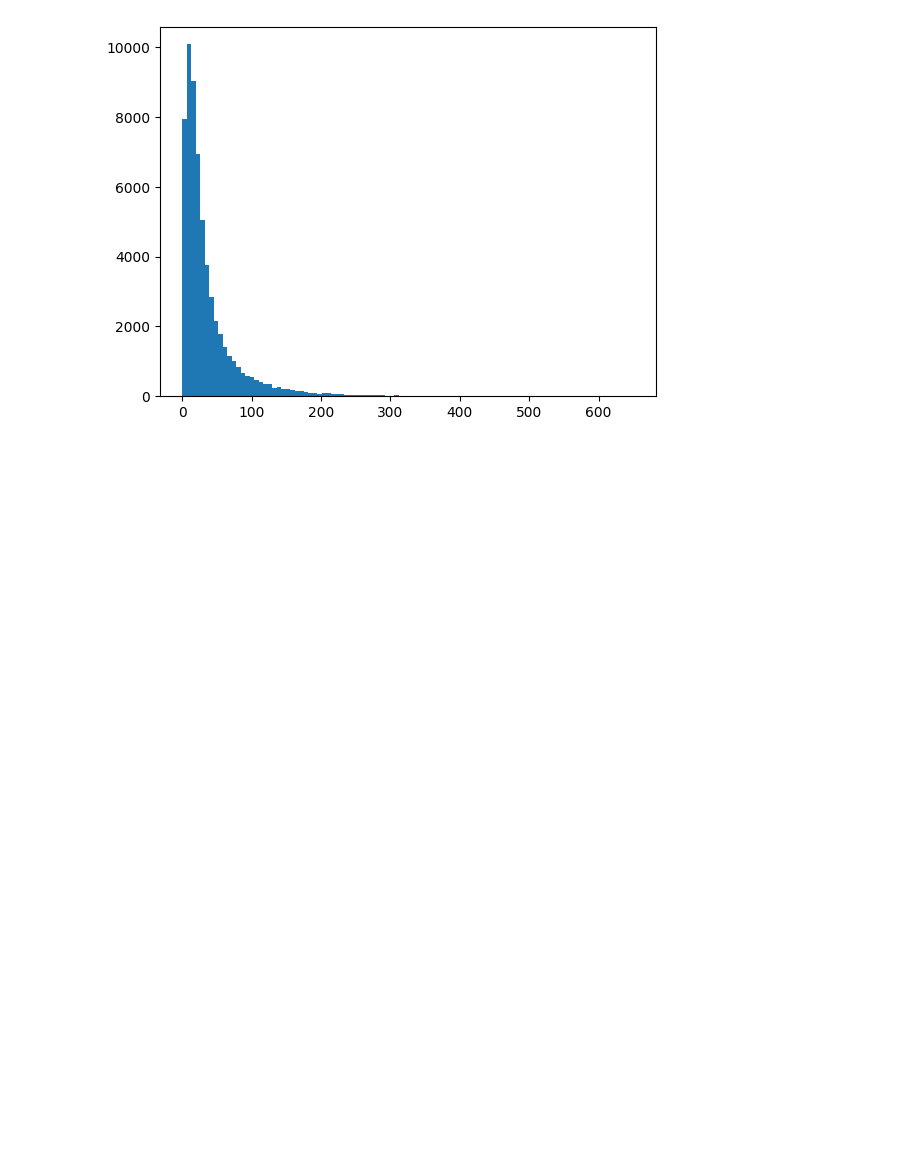
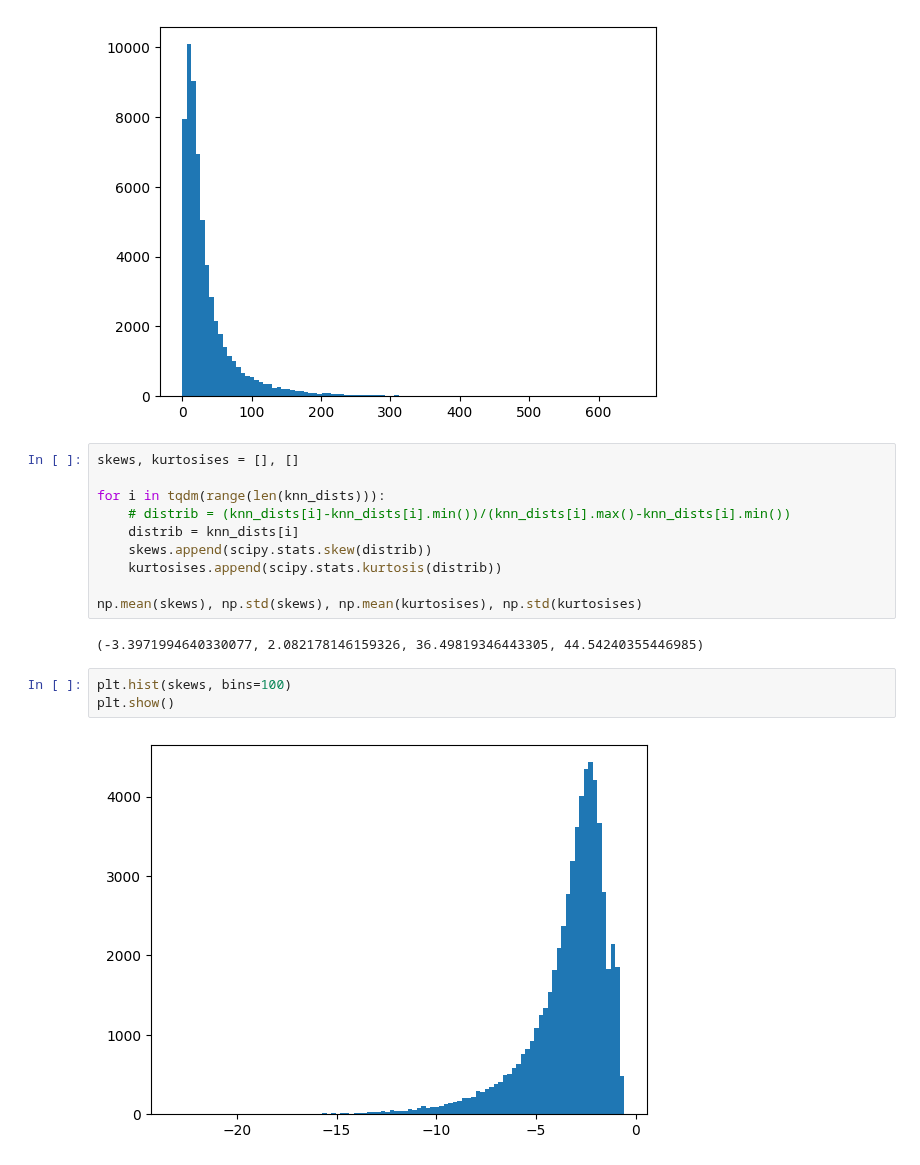
Before and after one commit to ZhangWan-byte/DVHL, a Jupyter notebook: demo_rl.ipynb, the cells around one changed output. Cells and saved outputs as stored; diff of their text form; blank space fills up the shorter version.

```diff
--- a/demo_rl.ipynb
+++ b/demo_rl.ipynb
@@ -124,3 +124,20 @@ plt.hist(kurtosises, bins=100)
 plt.show()
 # %% [output]
 [figure]
+# %%
+skews, kurtosises = [], []
+
+for i in tqdm(range(len(knn_dists))):
+    # distrib = (knn_dists[i]-knn_dists[i].min())/(knn_dists[i].max()-knn_dists[i].min())
+    distrib = knn_dists[i]
+    skews.append(scipy.stats.skew(distrib))
+    kurtosises.append(scipy.stats.kurtosis(distrib))
+
+np.mean(skews), np.std(skews), np.mean(kurtosises), np.std(kurtosises)
+# %% [output]
+(-3.3971994640330077, 2.082178146159326, 36.49819346443305, 44.54240355446985)
+# %%
+plt.hist(skews, bins=100)
+plt.show()
+# %% [output]
+[figure, added]
```
Also changed, not shown: parts of 1 cell of this notebook.
